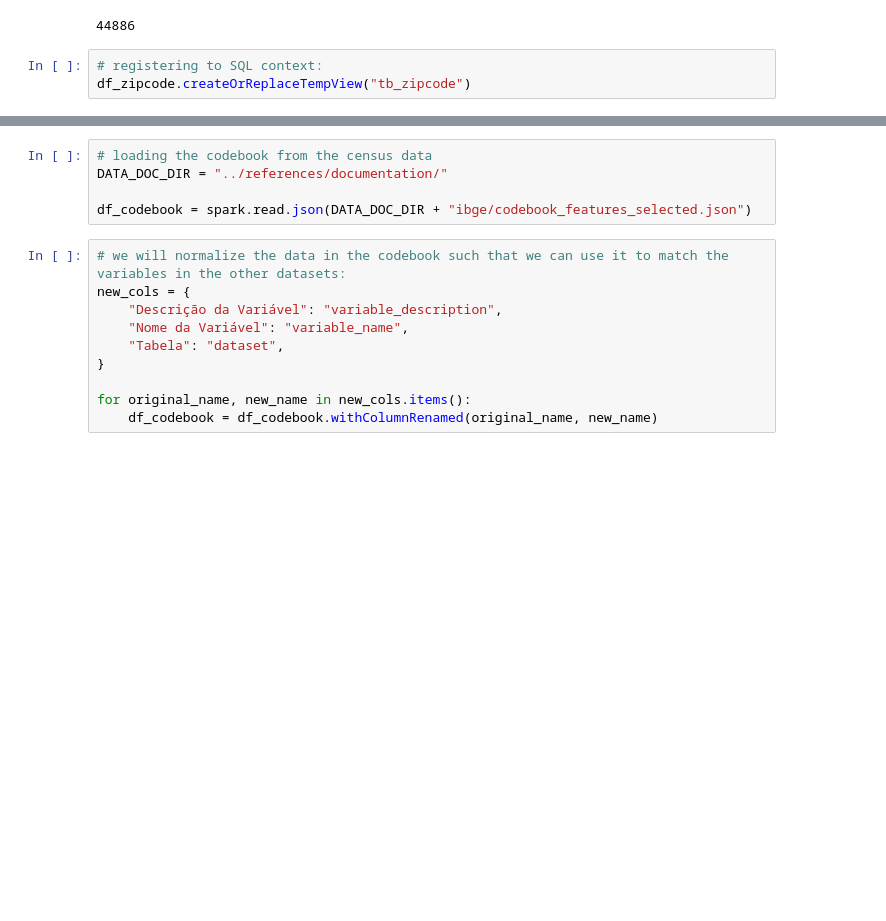
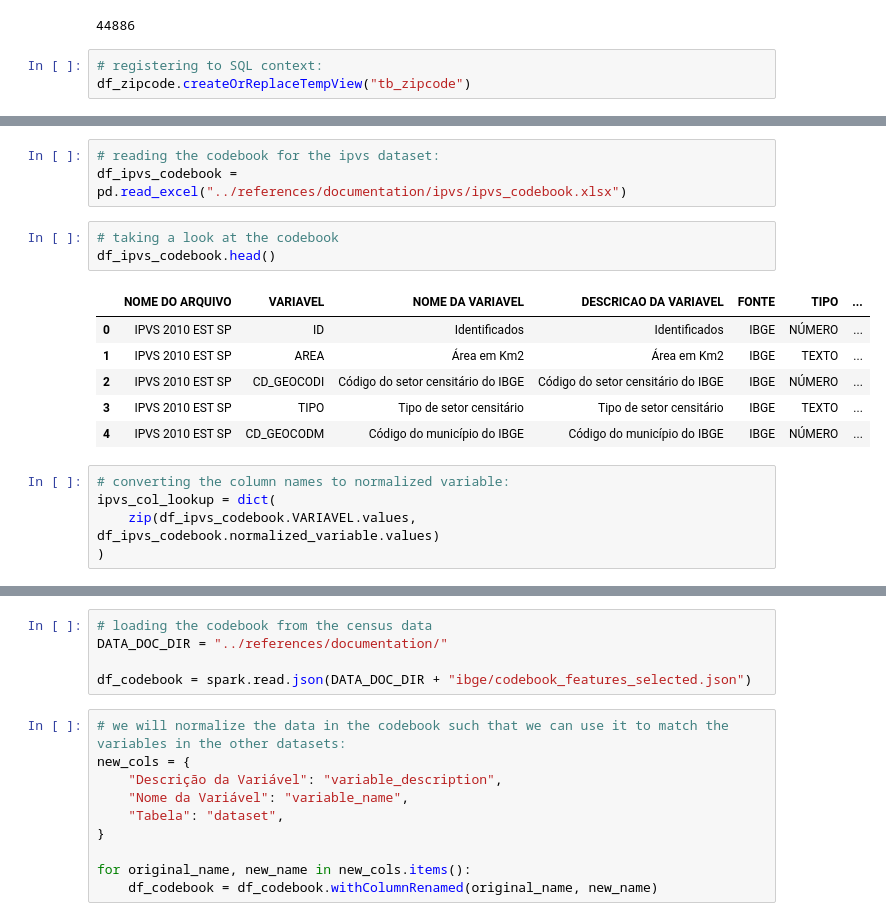
Before and after one commit to mateuspicanco/project-atlas-sao-paulo, a Jupyter notebook: notebooks/1.2 Data Prep - IBGE Census.ipynb, the cells around one changed output, grey strips where cells are left out. Cells and saved outputs as stored; diff of their text form; blank space fills up the shorter version.

```diff
--- a/notebooks/1.2 Data Prep - IBGE Census.ipynb
+++ b/notebooks/1.2 Data Prep - IBGE Census.ipynb
@@ -370,0 +399,18 @@ df_zipcode.createOrReplaceTempView("tb_zipcode")
+# %%
+# reading the codebook for the ipvs dataset:
+df_ipvs_codebook = pd.read_excel("../references/documentation/ipvs/ipvs_codebook.xlsx")
+# %%
+# taking a look at the codebook
+df_ipvs_codebook.head()
+# %% [output]
+|  | NOME DO ARQUIVO | VARIAVEL | NOME DA VARIAVEL | DESCRICAO DA VARIAVEL | FONTE | TIPO | ... |
+| 0 | IPVS 2010 EST SP | ID | Identificados | Identificados | IBGE | NÚMERO | ... |
+| 1 | IPVS 2010 EST SP | AREA | Área em Km2 | Área em Km2 | IBGE | TEXTO | ... |
+| 2 | IPVS 2010 EST SP | CD_GEOCODI | Código do setor censitário do IBGE | Código do setor censitário do IBGE | IBGE | NÚMERO | ... |
+| 3 | IPVS 2010 EST SP | TIPO | Tipo de setor censitário | Tipo de setor censitário | IBGE | TEXTO | ... |
+| 4 | IPVS 2010 EST SP | CD_GEOCODM | Código do município do IBGE | Código do município do IBGE | IBGE | NÚMERO | ... |
+# %%
+# converting the column names to normalized variable:
+ipvs_col_lookup = dict(
+    zip(df_ipvs_codebook.VARIAVEL.values, df_ipvs_codebook.normalized_variable.values)
+)
```
Also changed, not shown: parts of 51 cells of this notebook, 2 other files.
